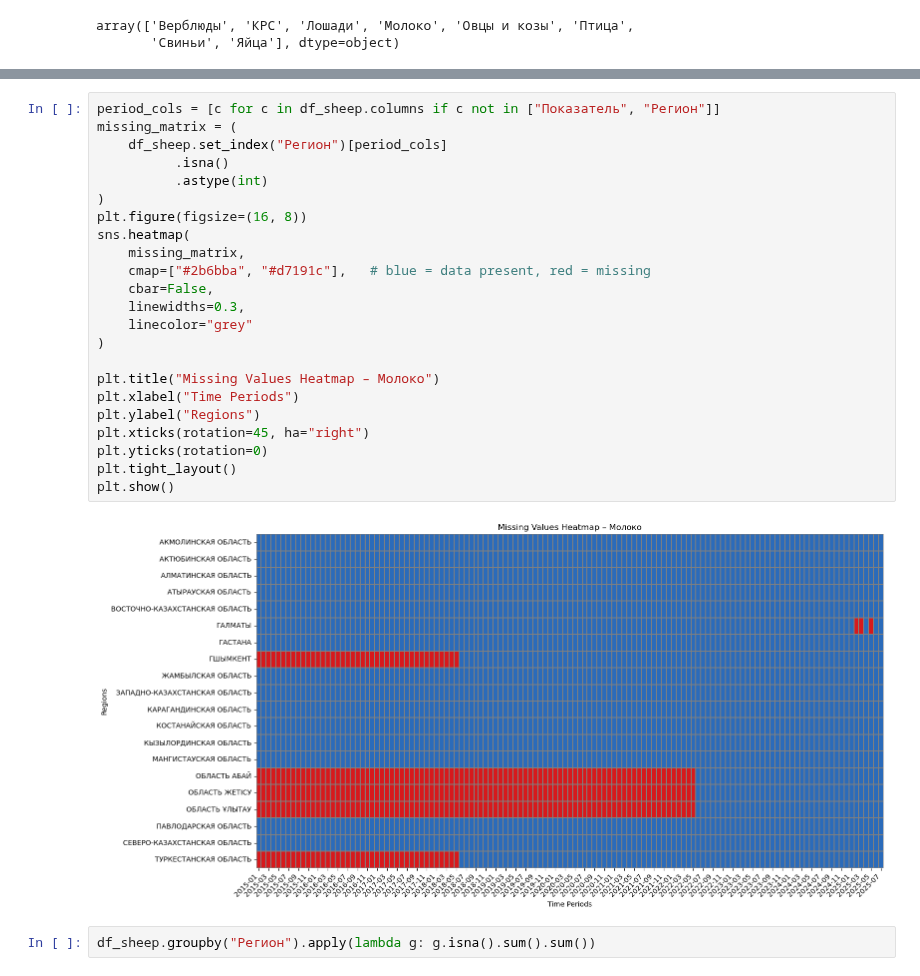
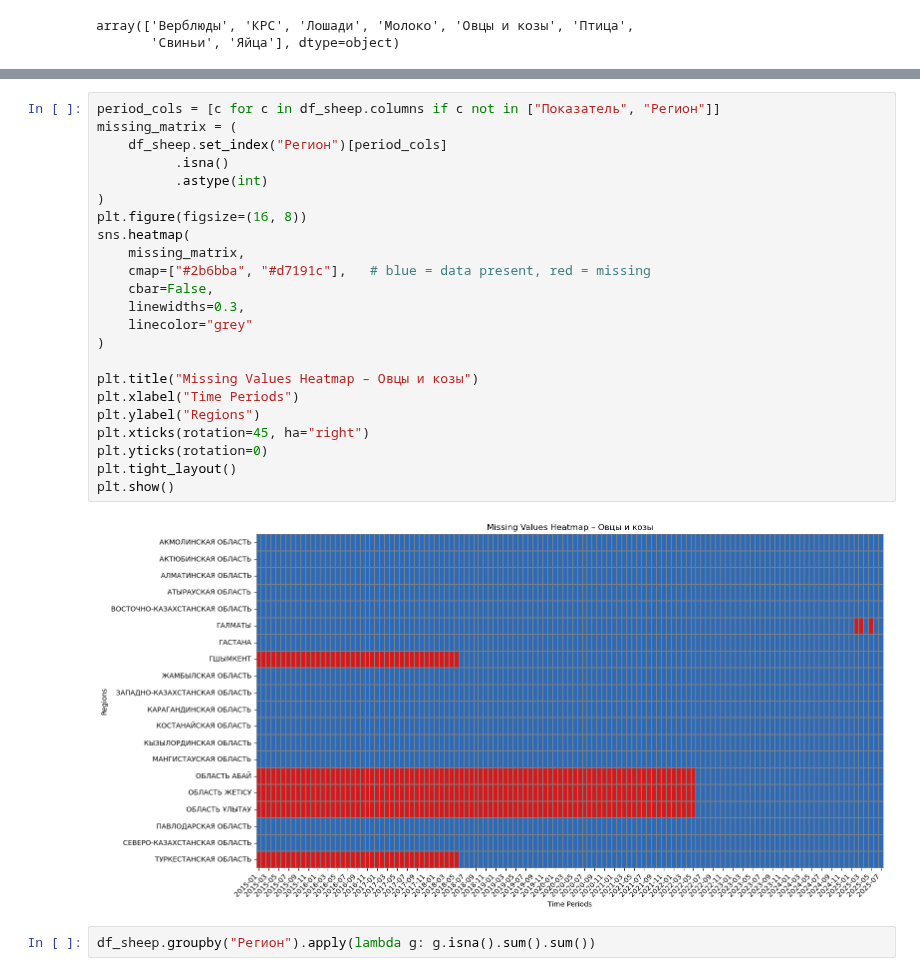
Before and after one commit to Madi147/ICC, a Jupyter notebook: Models/Овцы и козы/Датасет овцы_и_козы copy.ipynb, the cells around one changed output, grey strips where cells are left out. Cells and saved outputs as stored; diff of their text form.

```diff
--- a/Models/Овцы и козы/Датасет овцы_и_козы copy.ipynb
+++ b/Models/Овцы и козы/Датасет овцы_и_козы copy.ipynb
@@ -59,28 +59,28 @@ df_sheep.head(10)
 # %%
 period_cols = [c for c in df_sheep.columns if c not in ["Показатель", "Регион"]]
 missing_matrix = (
     df_sheep.set_index("Регион")[period_cols]
           .isna()
           .astype(int)
 )
 plt.figure(figsize=(16, 8))
 sns.heatmap(
     missing_matrix,
     cmap=["#2b6bba", "#d7191c"],   # blue = data present, red = missing
     cbar=False,
     linewidths=0.3,
     linecolor="grey"
 )
 
-plt.title("Missing Values Heatmap – Молоко")
+plt.title("Missing Values Heatmap – Овцы и козы")
 plt.xlabel("Time Periods")
 plt.ylabel("Regions")
 plt.xticks(rotation=45, ha="right")
 plt.yticks(rotation=0)
 plt.tight_layout()
 plt.show()
 # %% [output]
-[figure, old version]
+[figure, new version]
 # %%
 df_sheep.groupby("Регион").apply(lambda g: g.isna().sum().sum())
 # %% [output]
```
Also changed, not shown: 37 other files.
